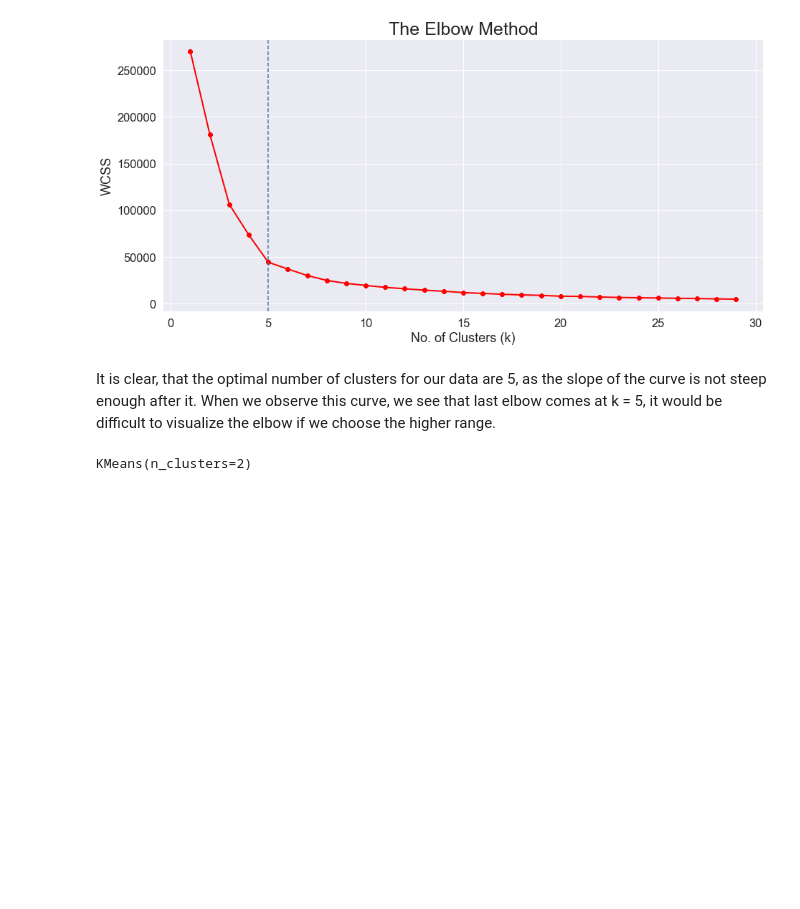
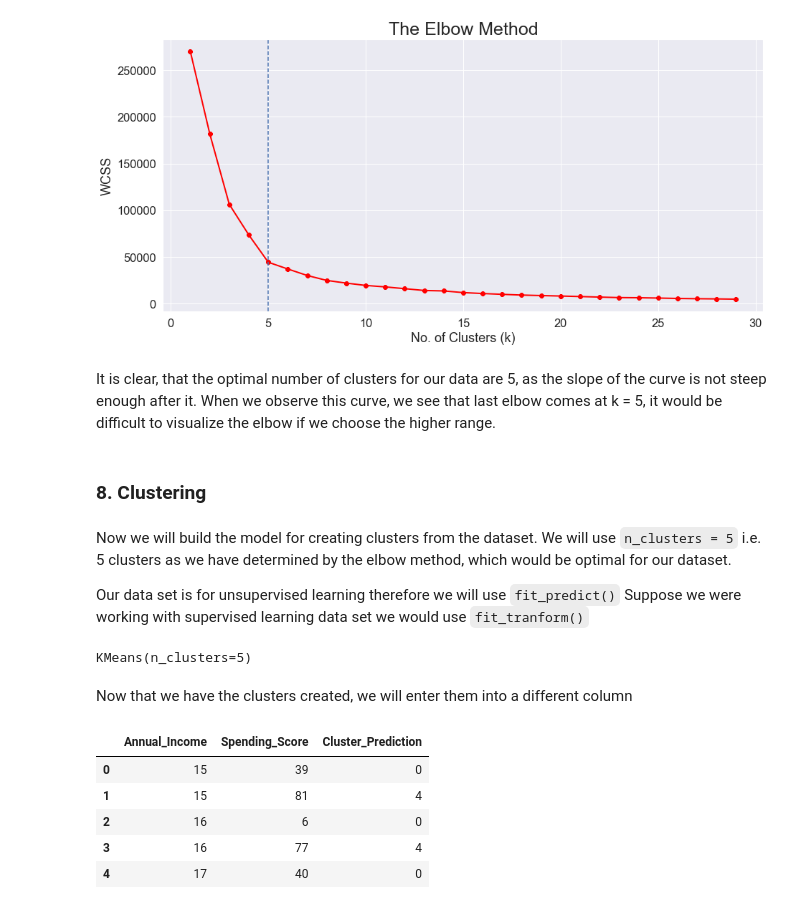
Before and after one commit to mayursrt/customer-segmentation-using-k-means, a Jupyter notebook: Customer Segmentation.ipynb, the cells around one changed output. Drawn from its saved outputs; the diff is of its cells as text; code cells hidden in the pictures; blank space fills up the shorter version.

```diff
--- a/Customer Segmentation.ipynb
+++ b/Customer Segmentation.ipynb
@@ -826,14 +847,32 @@ plt.show()
 [figure]
 # %% [markdown]
 It is clear, that the optimal number of clusters for our data are 5, as the slope of the curve is not steep enough after it. When we observe this curve, we see that last elbow comes at k = 5, it would be difficult to visualize the elbow if we choose the higher range.
+# %% [markdown]
+### 8. Clustering
+# %% [markdown]
+Now we will build the model for creating clusters from the dataset.
+We will use `n_clusters = 5` i.e. 5 clusters as we have determined by the elbow method, which would be optimal for our dataset.
+
+Our data set is for  unsupervised learning therefore we will use `fit_predict()`
+Suppose we were working with  supervised learning data set we would use `fit_tranform()`
 # %%
 from sklearn.cluster import KMeans
 
-km = KMeans(2)
-km.fit(x)
+kms = KMeans(n_clusters=5)
+kms.fit(clustering_data)
 # %% [output]
-KMeans(n_clusters=2)
+KMeans(n_clusters=5)
+# %% [markdown]
+Now that we have the clusters created, we will enter them into a different column
 # %%
-clusters = x.copy()
-clusters['cluster_pred'] = km.fit_predict(x)
+clusters = clustering_data.copy()
+clusters['Cluster_Prediction'] = kms.fit_predict(x)
+clusters.head()
+# %% [output]
+|  | Annual_Income | Spending_Score | Cluster_Prediction |
+| 0 | 15 | 39 | 0 |
+| 1 | 15 | 81 | 4 |
+| 2 | 16 | 6 | 0 |
+| 3 | 16 | 77 | 4 |
+| 4 | 17 | 40 | 0 |
 # %%
```
Also changed, not shown: parts of 10 cells of this notebook.
